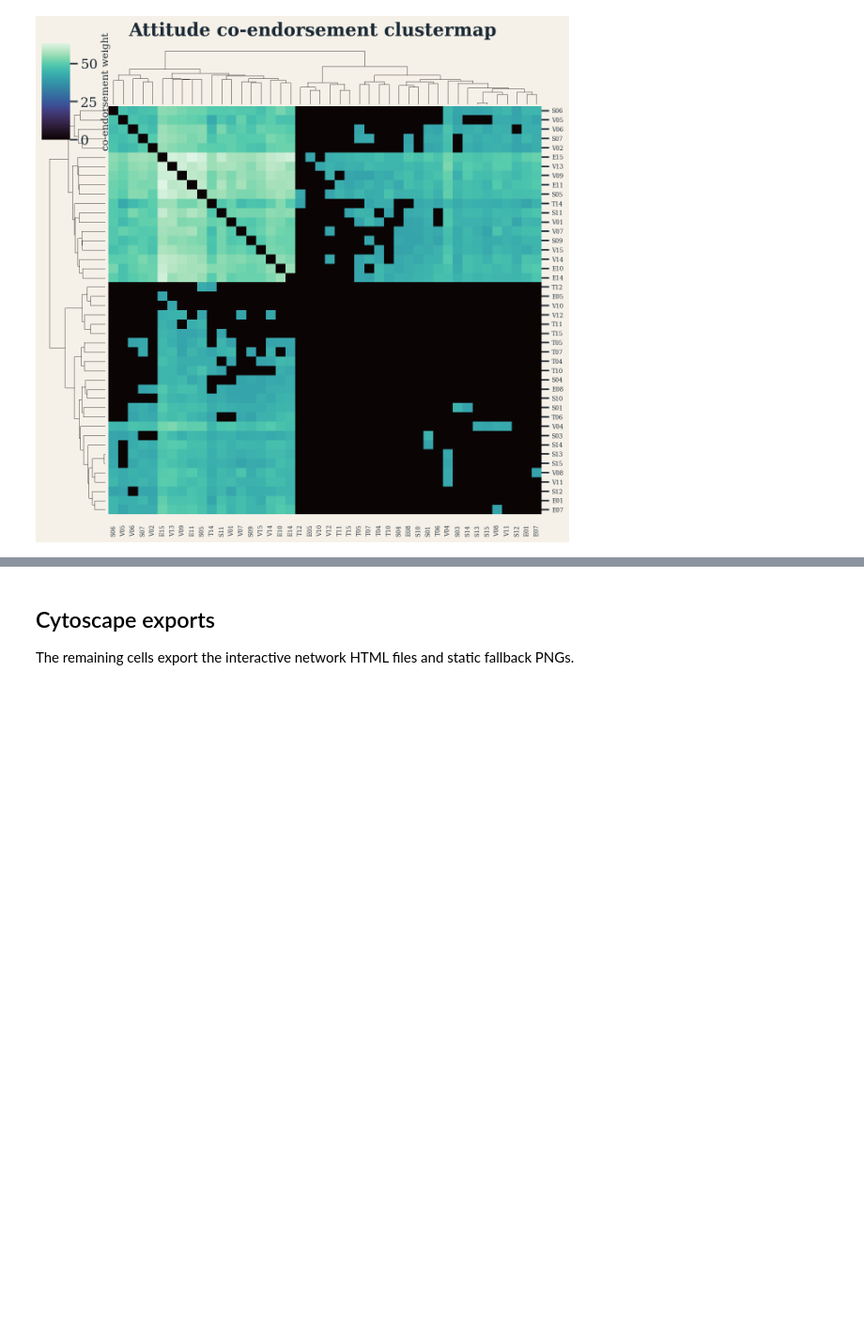
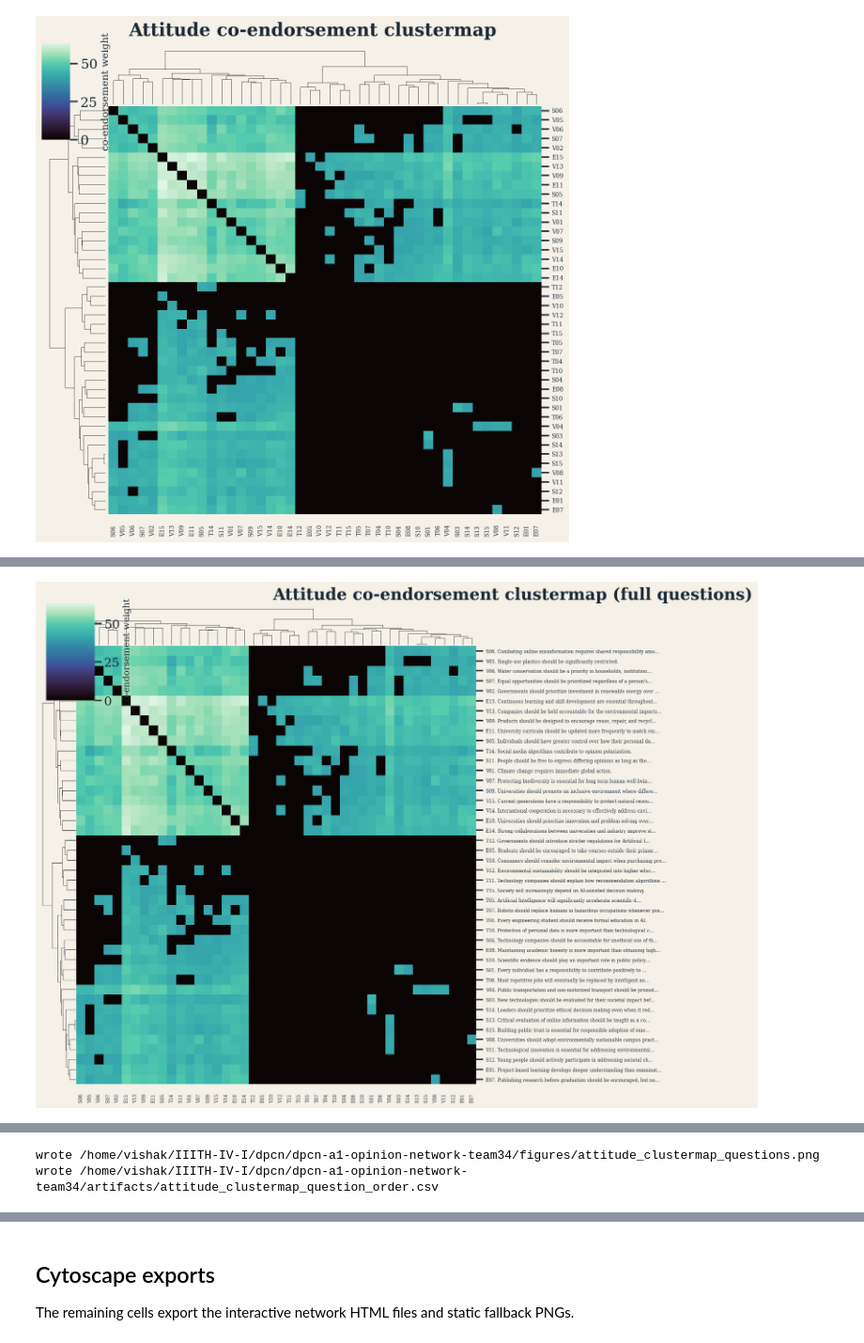
Before and after one commit to vishakkashyapk30/dpcn-a1-opinion-network-team34, a Jupyter notebook: code/regenerate_figures.ipynb, the cells around one changed output, grey strips where cells are left out. Shown at 94% size. Saved outputs shown, nothing was run; the diff lists cells and outputs as text; code cells hidden in the pictures; blank space fills up the shorter version.

```diff
--- a/code/regenerate_figures.ipynb
+++ b/code/regenerate_figures.ipynb
@@ -348,0 +353,70 @@ if attitude_matrix.shape[0] >= 4:
+# %%
+# Build short-code -> full question map from GraphML node attributes (fallback: item_stats.csv)
+item_stats = pd.read_csv(ART / 'item_stats.csv')
+code_to_question = {
+    str(row['item']): str(row['full_label'])
+    for _, row in item_stats.iterrows()
+}
+for node, data in attitude_graph.nodes(data=True):
+    full = data.get('full_label')
+    if full:
+        code_to_question[str(node)] = str(full)
+
+# Truncate long labels so the figure stays readable
+def question_tick(code, max_len=72):
+    text = code_to_question.get(str(code), str(code))
+    text = ' '.join(text.split())  # collapse whitespace
+    if len(text) > max_len:
+        return text[: max_len - 1] + '…'
+    return text
+
+labeled_matrix = attitude_matrix.copy()
+labeled_matrix.index = [question_tick(c) for c in labeled_matrix.index]
+# labeled_matrix.columns = [question_tick(c) for c in labeled_matrix.columns]
+
+if labeled_matrix.shape[0] >= 4:
+    clustermap_q = sns.clustermap(
+        labeled_matrix,
+        cmap='mako',
+        figsize=(18, 10),
+        dendrogram_ratio=0.08,
+        linewidths=0.0,
+        xticklabels=True,
+        yticklabels=True,
+        cbar_kws={'label': 'co-endorsement weight'},
+        method='average',
+        metric='euclidean',
+    )
+    clustermap_q.fig.patch.set_facecolor(PAPER)
+    clustermap_q.ax_heatmap.set_facecolor(PAPER)
+    clustermap_q.ax_heatmap.tick_params(axis='x', labelsize=6, colors=INK, labelrotation=90)
+    clustermap_q.ax_heatmap.tick_params(axis='y', labelsize=6, colors=INK)
+    clustermap_q.fig.suptitle(
+        'Attitude co-endorsement clustermap (full questions)',
+        color=INK,
+        fontweight='bold',
+        y=1.01,
+    )
+    out_path = FIG / 'attitude_clustermap_questions.png'
+    clustermap_q.savefig(out_path, dpi=240, bbox_inches='tight', facecolor=PAPER)
+    plt.show()
+    plt.close('all')
+
+    # Also write the leaf order with full questions for the report / appendix
+    from scipy.cluster.hierarchy import leaves_list
+
+    leaf_order = leaves_list(clustermap_q.dendrogram_row.linkage)
+    order_codes = list(attitude_matrix.index[leaf_order])
+    order_df = pd.DataFrame(
+        {
+            'cluster_position': range(1, len(order_codes) + 1),
+            'item': order_codes,
+            'full_question': [code_to_question.get(c, c) for c in order_codes],
+        }
+    )
+    order_df.to_csv(ART / 'attitude_clustermap_question_order.csv', index=False)
+    display(order_df)
+    print('wrote', out_path)
+    print('wrote', ART / 'attitude_clustermap_question_order.csv')
+# %% [output]
+[figure, added]
@@ -348,0 +440,2 @@ if attitude_matrix.shape[0] >= 4:
+wrote /home/vishak/IIITH-IV-I/dpcn/dpcn-a1-opinion-network-team34/figures/attitude_clustermap_questions.png
+wrote /home/vishak/IIITH-IV-I/dpcn/dpcn-a1-opinion-network-team34/artifacts/attitude_clustermap_question_order.csv
```
Also changed, not shown: parts of 9 cells of this notebook, 31 other files.
